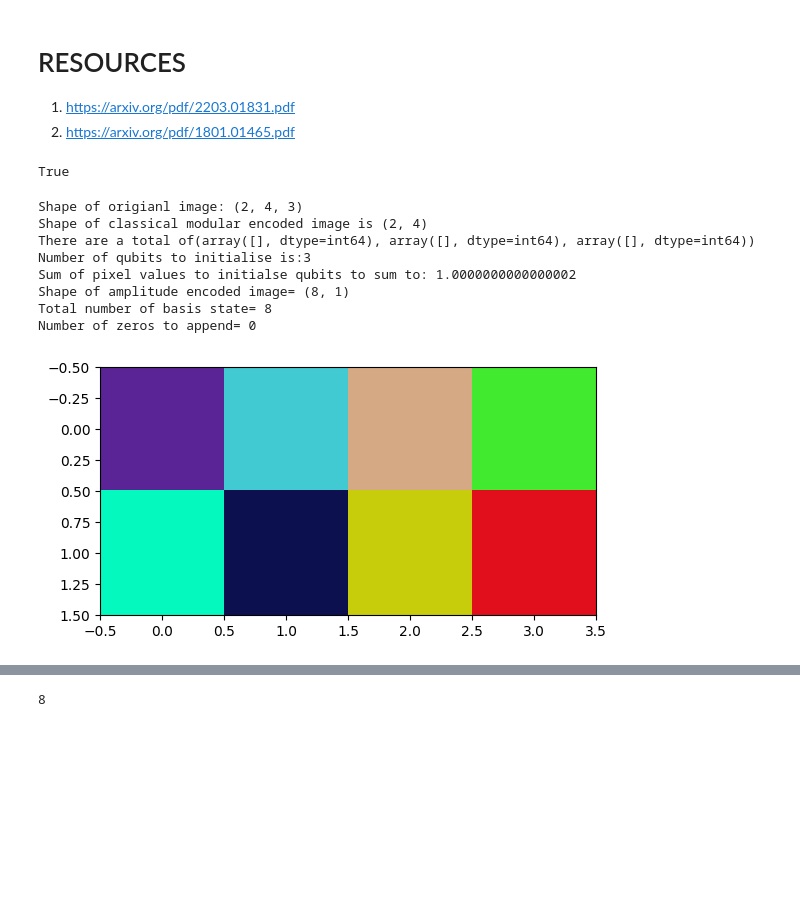
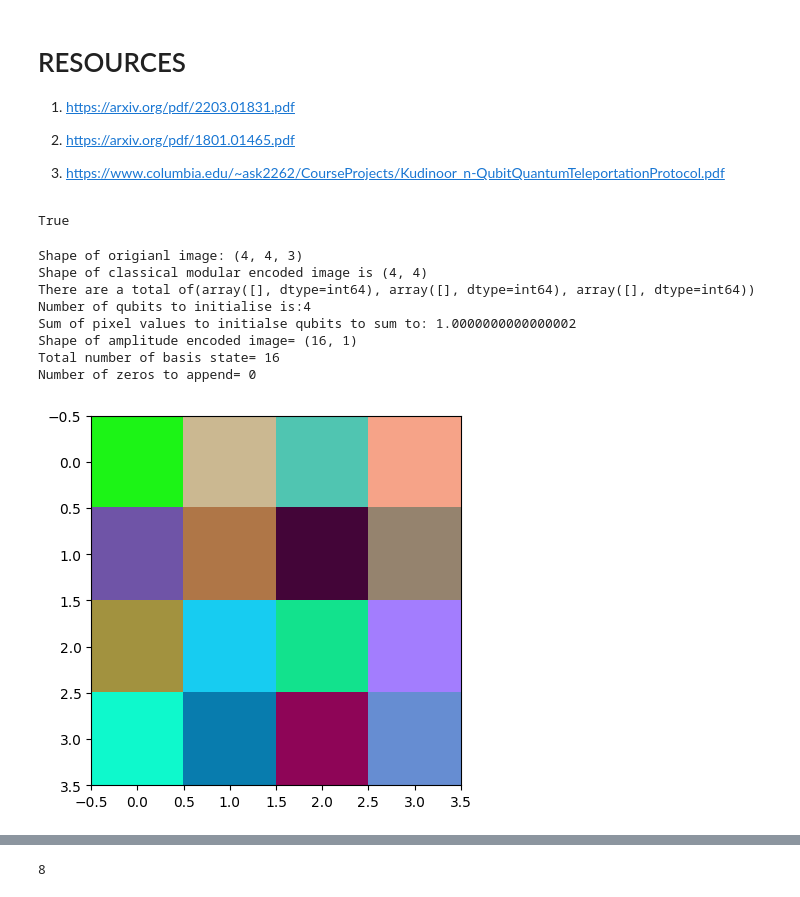
Before and after one commit to el-dAna/QC, a Jupyter notebook: hacathons/image_encoding.ipynb, the cells around one changed output, grey strips where cells are left out. Cells and saved outputs as stored; diff of their text form; code cells hidden in the pictures; blank space fills up the shorter version.

```diff
--- a/hacathons/image_encoding.ipynb
+++ b/hacathons/image_encoding.ipynb
@@ -2,6 +2,8 @@
 # RESOURCES
 1. https://arxiv.org/pdf/2203.01831.pdf
 2. https://arxiv.org/pdf/1801.01465.pdf
+
+3. https://www.columbia.edu/~ask2262/CourseProjects/Kudinoor_n-QubitQuantumTeleportationProtocol.pdf
 # %%
 import qiskit
 from qiskit import quantum_info
@@ -124,43 +126,43 @@ image = np.array([[0, 0, 0, 0, 0, 0, 0, 0],
                   [0, 0, 0, 0, 0, 0, 0, 1]])
 from PIL import Image
 #Open the image
-image_width = 2
+image_width = 4
 image_height = 4
 M=300
 N=300
 image_path = '/workspaces/QC/murat.jpeg'
 
 image = Image.open(image_path)
 image = image.resize((image_width, image_height))
 image = np.array(image)
 
 image = np.random.randint(1, 255, size=3*image_width*image_height).reshape(image_width, image_height,3)
 #image = np.array((3,2,2,3,3,2,2,3)).reshape(2,4)
 #image = np.array((1,1,1,1)).reshape(2,2)
 #image = np.array((3,2,2,3)).reshape(2,2)
 # image = np.array((1,2,3,4)).reshape(2,2)
 #image = np.array((4,1,1,1,1,1,1,4)).reshape(2,4)
 #image = np.array((1,2,3,4,1,2,3,4)).reshape(2,4)
 
 #image = image/np.max(image)
 #print(image)
 print("Shape of origianl image:", image.shape)
 plt.imshow(image)
 modular_image = classical_encode(image, M=M, N=N)
 modular_image = np.round(modular_image)
 modular_image = modular_image.astype(int)
 
 num_qubits = get_qubits(image_width=image_width, image_height=image_height)
 print(f"Number of qubits to initialise is:{num_qubits}")
 amplitude_encoded, rms, pixel_num, img_max = amplitude_encode(modular_image, num_qubits=num_qubits)
 # %% [output]
-Shape of origianl image: (2, 4, 3)
-Shape of classical modular encoded image is (2, 4)
+Shape of origianl image: (4, 4, 3)
+Shape of classical modular encoded image is (4, 4)
 There are a total of(array([], dtype=int64), array([], dtype=int64), array([], dtype=int64))
-Number of qubits to initialise is:3
+Number of qubits to initialise is:4
 Sum of pixel values to initialse qubits to sum to: 1.0000000000000002
-Shape of amplitude encoded image= (8, 1)
-Total number of basis state= 8
+Shape of amplitude encoded image= (16, 1)
+Total number of basis state= 16
 Number of zeros to append= 0
-[figure, old version]
+[figure, new version]
 # %%
```
Also changed, not shown: parts of 8 cells of this notebook.
